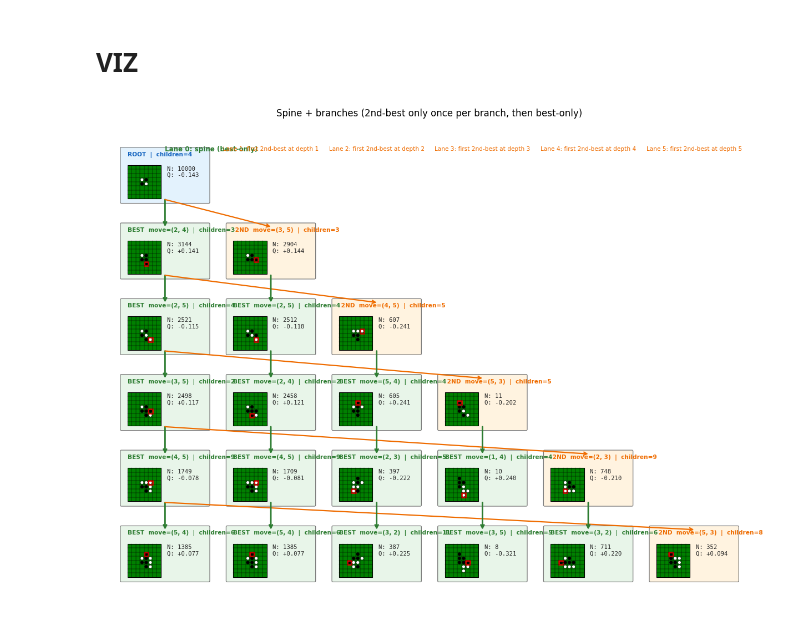
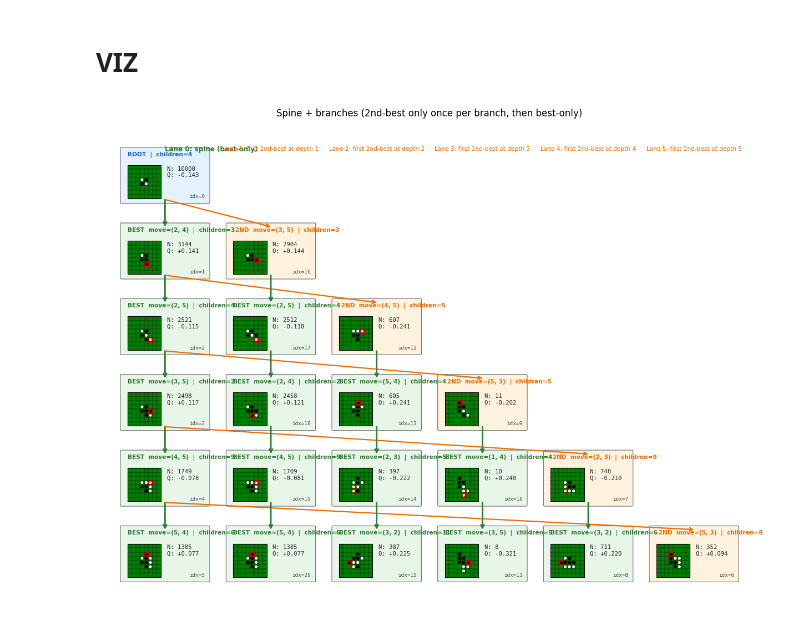
Before and after one commit to jain18ayush/alphazero, a Jupyter notebook: prototype.ipynb, the cells around one changed output. Drawn from its saved outputs; the diff is of its cells as text; code cells hidden in the pictures.

```diff
--- a/prototype.ipynb
+++ b/prototype.ipynb
@@ -235,19 +235,27 @@ visualize_decision_tree(decisions, n=board_snapshot.n, max_depths=5)
 # %% [markdown]
 # VIZ
 # %%
-def get_full_decision_tree_recursive(mct, board, max_depth, sort_key="N"):
+from src.hooks.extract import get_single_activation
+
+def get_full_decision_tree_recursive(mct, board, max_depth, layer_name, sort_key="N"):
     """
     Builds a 'spine' tree:
-    - Main path (best moves) spawns second-best alternatives at each level
+    -  Main path (best moves) spawns second-best alternatives at each level
     - Second-best branches only follow their own best moves (no further branching)
     """
     from alphazero.games.othello import OthelloBoard
     n = board.n
     levels = [[] for _ in range(max_depth + 1)]
 
+    gid_counter = 0
+
     def walk(node, board_state, depth, label, move, idx, is_main_path):
+        nonlocal gid_counter
+
         if depth > max_depth:
             return
+
+        act = get_single_activation(net, board_state.grid.copy(), board_state.player, layer_name)
 
         # Ensure list is long enough
         while len(levels[depth]) <= idx:
@@ -262,9 +270,12 @@ def get_full_decision_tree_recursive(mct, board, max_depth, sort_key="N"):
             "N": getattr(node, 'N', None),
             "Q": getattr(node, 'Q', None),
             "_mct_node": node,
-            # pull the activations from the net here . I woudl think it is as simple as feeding in the position and getting the net back? but then how do I get multiple activations to compare with
-            "activations":
+            "depth": depth,
+            "activations": act,
+            "main": is_main_path,
+            "id": gid_counter
         }
+        gid_counter += 1
 
         if not node.children:
             return
@@ -482,6 +493,20 @@ def visualize_spine_decision_tree(levels, n, board_scale=1.0):
             color="#222222"
         )
 
+        idx = info.get("id")
+        if idx is not None:
+            ax.text(
+                left + card_w - pad * 0.6,
+                top + card_h - pad * 0.6,
+                f"idx={idx}",
+                ha="right",
+                va="bottom",
+                fontsize=7 * board_scale,
+                family="monospace",
+                color="#444444"
+            )
+
+
     def draw_arrow(p_xy, c_xy, is_best):
         # Slightly offset arrow to reduce overlap with cards
         (px, py) = p_xy
@@ -503,32 +528,34 @@ def visualize_spine_decision_tree(levels, n, board_scale=1.0):
     for (d, idx), info in node_positions.items():
         if d >= max_depth:
             continue
         parent = (d, idx)
         for k, child_idx in enumerate([2 * idx, 2 * idx + 1]):
             child = (d + 1, child_idx)
             if child not in node_positions:
                 continue
             # k==0 => best/left, k==1 => second/right
             draw_arrow(xy[parent], xy[child], is_best=(k == 0))
 
     # ---- Draw nodes ----
     for (d, idx), info in node_positions.items():
         cx, cy = xy[(d, idx)]
         draw_card(cx, cy, info, is_root=(d == 0))
 
+
     # ---- Lane labels (helpful when depth gets big) ----
     ax.text(0, -0.35 * y_step, "Lane 0: spine (best-only)", ha="left", va="center",
             fontsize=9 * board_scale, color="#2e7d32", fontweight="bold")
     for L in range(1, max_lane + 1):
         ax.text(L * x_step, -0.35 * y_step, f"Lane {L}: first 2nd-best at depth {L}",
                 ha="center", va="center", fontsize=8 * board_scale, color="#ef6c00")
 
     plt.title("Spine + branches (2nd-best only once per branch, then best-only)", fontsize=12, pad=18)
     plt.tight_layout()
+
     plt.show()
 
 full_tree_max_depth = 5  # try bigger
-full_levels = get_full_decision_tree_recursive(mct, board_snapshot, max_depth=full_tree_max_depth)
+full_levels = get_full_decision_tree_recursive(mct, board_snapshot, max_depth=full_tree_max_depth, layer_name="bn2")
 visualize_spine_decision_tree(full_levels, board_snapshot.n, board_scale=0.95)
 # %% [output]
-[figure, old version]
+[figure, new version]
```
Also changed, not shown: parts of 9 cells of this notebook, 1 other file.
